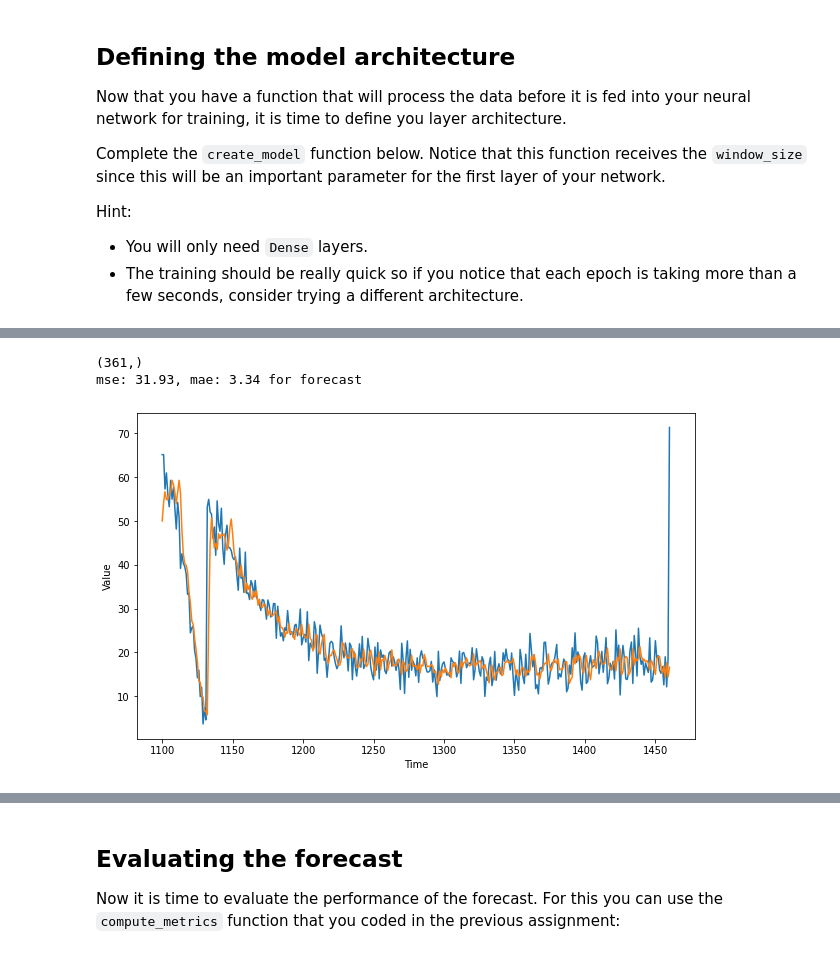
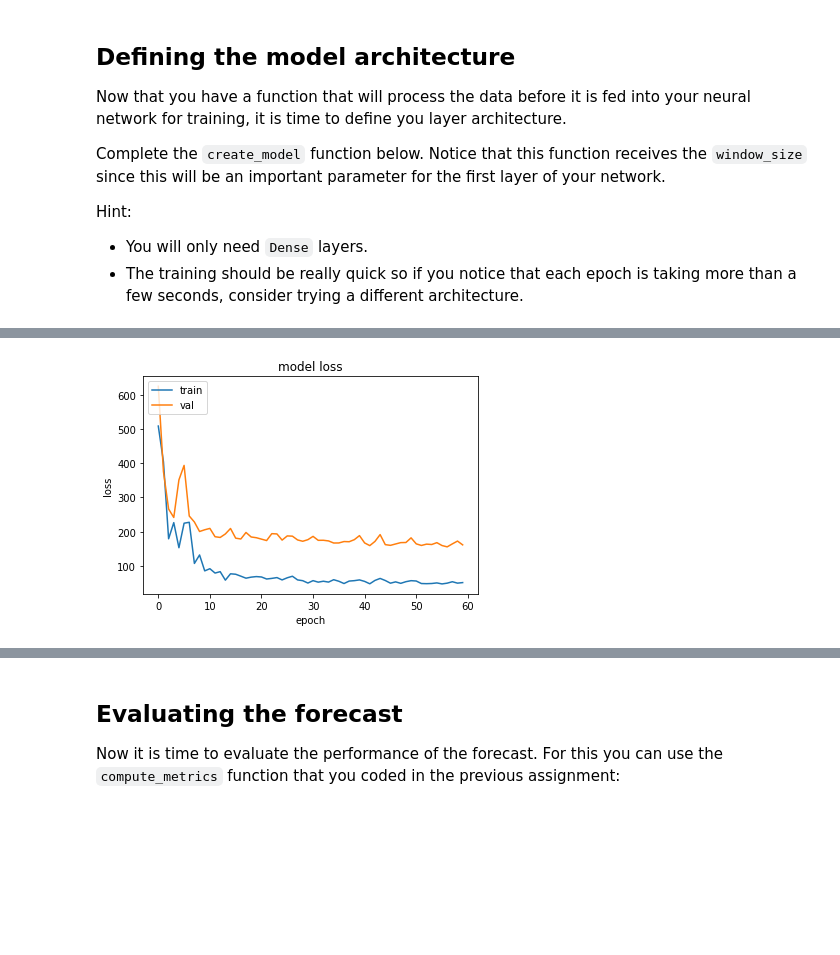
Before and after one commit to MrGeislinger/TensorFlow-Developer-Certificate, a Jupyter notebook: coursera/c4-tensorflow-sequences-time-series-and-prediction/w2-assignment/C4W2_Assignment.ipynb, the cells around one changed output, grey strips where cells are left out. Cells and saved outputs as stored; diff of their text form; code cells hidden in the pictures; blank space fills up the shorter version.

```diff
--- a/coursera/c4-tensorflow-sequences-time-series-and-prediction/w2-assignment/C4W2_Assignment.ipynb
+++ b/coursera/c4-tensorflow-sequences-time-series-and-prediction/w2-assignment/C4W2_Assignment.ipynb
@@ -216,9 +216,9 @@ def create_model(window_size=G.WINDOW_SIZE):
     model = tf.keras.models.Sequential([
         tf.keras.layers.Dense(256, activation='relu', input_shape=(window_size,)),
         tf.keras.layers.Dense(128, activation='relu'),
+        tf.keras.layers.Dense(128, activation='relu'),
         tf.keras.layers.Dense(64, activation='relu'),
-        tf.keras.layers.Dense(64, activation='relu'),
-#         tf.keras.layers.Dropout(0.2),
+        tf.keras.layers.Dropout(0.2),
         tf.keras.layers.Dense(64, activation='relu'),
         tf.keras.layers.Dense(32, activation='relu'),
         tf.keras.layers.Dense(32, activation='relu'),
@@ -239,12 +239,16 @@ def create_model(window_size=G.WINDOW_SIZE):
     return model
 # %%
 # Apply the processing to the whole training series
-dataset = windowed_dataset(series_train)
+dataset = windowed_dataset(np.hstack([series_train,series_valid]))
 
 # Save an instance of the model
 model = create_model()
 
 # Train it
-lr_sched = tf.keras.callbacks.LearningRateScheduler(lambda e: 1e-3 * 10**(e/25))
-model.fit(dataset, epochs=100)
+# lr_sched = tf.keras.callbacks.LearningRateScheduler(lambda e: 4e-8 * 10**(e/20))
+# history = model.fit(dataset, epochs=400, callbacks=[lr_sched], validation_data=windowed_dataset(series_valid))
+history = model.fit(dataset, epochs=60,
+                    validation_data=windowed_dataset(series_valid),
+#                    callbacks=[tf.keras.callbacks.ReduceLROnPlateau()]
+                   )
 # %% [output]
@@ -269,30 +272,10 @@ Epoch 100/100
-# %%
-def _generate_forecast(series=G.SERIES, split_time=G.SPLIT_TIME, window_size=G.WINDOW_SIZE):
-    forecast = []
-    feats = (
-        series[time:time + window_size][np.newaxis]
-             for time in range(len(series) - window_size)
-    )
-    forecast = model.predict(feats)
-    results = forecast[split_time-window_size:]
-    results = results.flatten()
-    return results
-
-
-# Save the forecast
-dnn_forecast = _generate_forecast()
-print(dnn_forecast.shape)
-
-plt.figure(figsize=(10, 6))
-plot_series(time_valid, series_valid)
-plot_series(time_valid, dnn_forecast)
-
-mse, mae = compute_metrics(series_valid, dnn_forecast)
-
-print(f"mse: {mse:.2f}, mae: {mae:.2f} for forecast")
-
-# model.summary()
-# %% [output]
-(361,)
-mse: 31.93, mae: 3.34 for forecast
-[figure, removed]
+# %%
+plt.plot(history.history['loss'])
+plt.plot(history.history['val_loss'])
+plt.title('model loss')
+plt.ylabel('loss')
+plt.xlabel('epoch')
+plt.legend(['train', 'val'], loc='upper left')
+plt.show()
+# %% [output]
+[figure, added]
```
Also changed, not shown: parts of 6 cells of this notebook, 1 other file.
